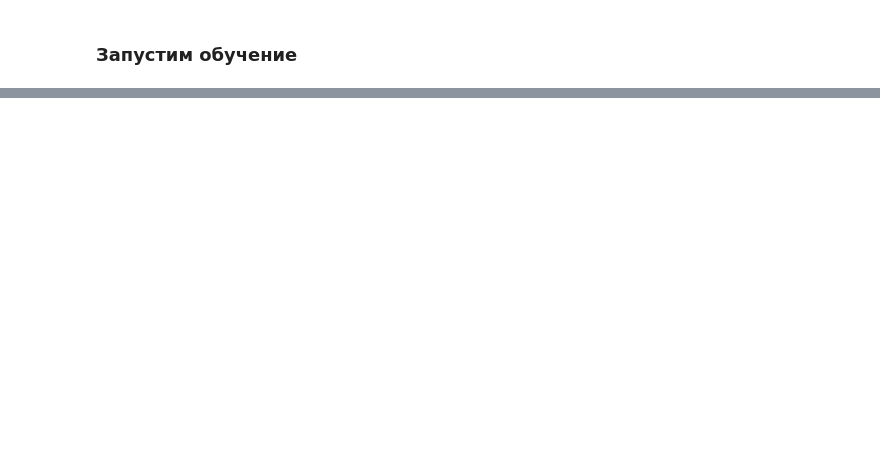
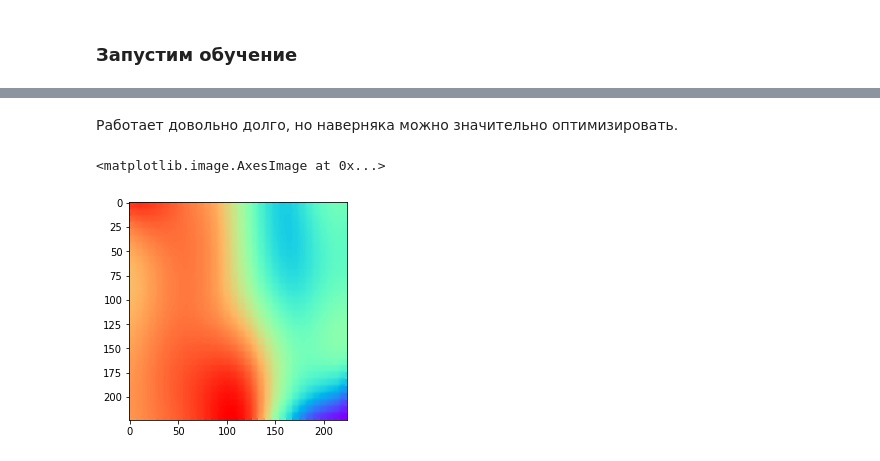
Before and after one commit to CnnDepth/FCRN_notebooks, a Jupyter notebook: Apply_filters.ipynb, the cells around one changed output, grey strips where cells are left out. Drawn from its saved outputs; the diff is of its cells as text; code cells hidden in the pictures; blank space fills up the shorter version.

```diff
--- a/Apply_filters.ipynb
+++ b/Apply_filters.ipynb
@@ -137,0 +144,12 @@ plt.plot(loss_history)
+# %%
+batch_size = 20
+filtered_batches = []
+for i in range(0, len(prediction_superpixels), batch_size):
+    superpixel_batch = prediction_superpixels[i:i + batch_size]
+    feature_batch = prediction_features[i:i + batch_size]
+    filtered_batch = sess.run(z_new, feed_dict={z_plh: superpixel_batch,
+                                                 feature_plh: feature_batch
+                                                })
+    filtered_batches.append(filtered_batch)
+# %%
+sample_predictions_filtered = np.concatenate(filtered_batches, axis=0)
@@ -137,0 +170,25 @@ plt.plot(loss_history)
+# %%
+import scipy.stats as sps
+
+def apply_gaussian_filter(source_image,
+                          filtered_superpixels,
+                          sigma=7,
+                          k=5):
+    image = source_image.copy()
+    grid_x, grid_y = np.meshgrid(np.arange(-(k // 2), k // 2 + 1),
+                                 np.arange(-(k // 2), k // 2 + 1))
+    grid = np.array(list(zip(grid_x.ravel(), grid_y.ravel()))).reshape((k, k, 2))
+    gaussian_window = sps.multivariate_normal(mean=[0, 0], cov=np.eye(2) * sigma).pdf(grid)
+    gaussian_window /= gaussian_window.sum()
+    for n in range(1024):
+        i = (n // 32) * 7
+        j = (n % 32) * 7
+        image[i:i+7, j:j+7] = filtered_superpixels[n]
+    for i in range(k // 2, source_image.shape[0] - k // 2):
+        for j in range(k // 2, source_image.shape[1] - k // 2):
+            image[i, j] = np.sum(image[i - k // 2:i + k // 2 + 1, j - k // 2:j + k // 2 + 1] \
+                                 * gaussian_window)
+    return image
+# %%
+%%time
+filtered_image = apply_gaussian_filter(depths_sample_predicted[0] / 10., sample_predictions_filtered[0])
@@ -137,0 +198,7 @@ plt.plot(loss_history)
+# %% [markdown]
+Работает довольно долго, но наверняка можно значительно оптимизировать.
+# %%
+plt.imshow(filtered_image, cmap='rainbow')
+# %% [output]
+<matplotlib.image.AxesImage at 0x...>
+[figure, added]
```
Also changed, not shown: parts of 35 cells of this notebook.
